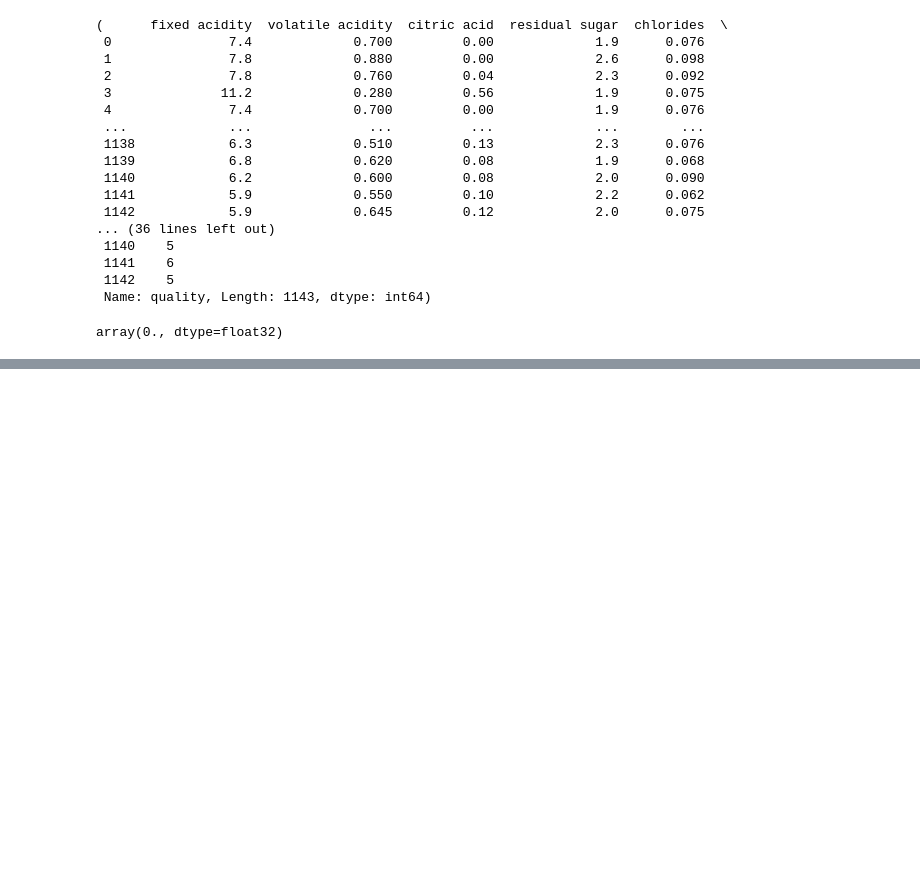
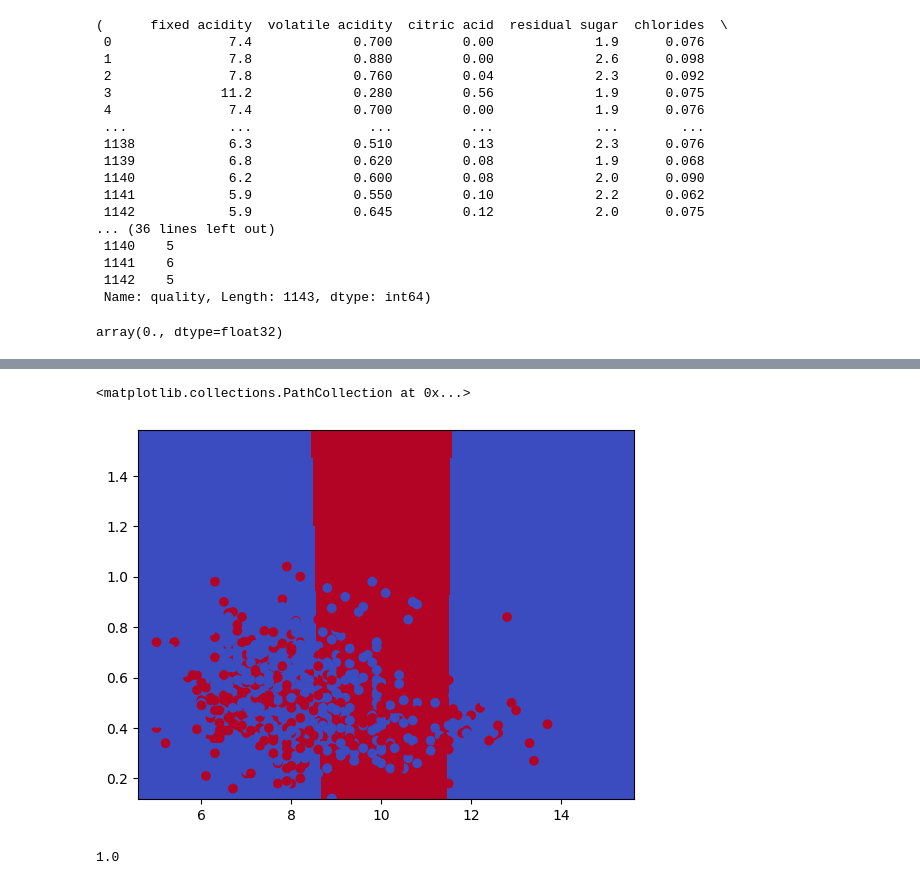
Before and after one commit to gitbhusalhubpramish/wine-quality-svm-kernel, a Jupyter notebook: notebookdbac78a3d6.ipynb, the cells around one changed output, grey strips where cells are left out. Saved outputs shown, nothing was run; the diff lists cells and outputs as text; code cells hidden in the pictures; blank space fills up the shorter version.

```diff
--- a/notebookdbac78a3d6.ipynb
+++ b/notebookdbac78a3d6.ipynb
@@ -118,6 +118,20 @@ def loss(x,y):
     Q=(Y[:,None]*Y[None,:])*K
     loss = 0.5*(A@Q@A) -cp.sum(A)
     return loss
+# %%
+def predictone(X,y):
+    global a
+    X = cp.asarray(X)
+    Y= cp.asarray(y)
+    train = cp.asarray(xtrain)
+    A = cp.asarray(a, dtype=cp.float32)
+
+    sqx = cp.sum(X**2, axis=1)
+    sqt = cp.sum(train**2, axis=1)
+    K = cp.exp(-gama*(sqx[:,None]+sqt[None,:]-2*X@train.T))
+
+    scores = K@(A*Y)
+    return np.where(scores>=0,1,-1)
 # %%
 loss(xtrain,ytrain)
 # %% [output]
@@ -160,3 +174,21 @@ plt.show()
+# %%
+y6 = pd.Series(np.where(ytrain==6,1,-1), index=ytrain.index)
+xx,yy = np.meshgrid(np.linspace(xtrain.iloc[:,0].min(), xtrain.iloc[:,0].max(), 300), np.linspace(xtrain.iloc[:,1].min(), xtrain.iloc[:,1].max(), 300))
+grid = np.zeros((xx.size, xtrain.shape[1]))
+grid[:,0] = xx.ravel()
+grid[:,1]=yy.ravel()
+grid[:,2:] = xtrain.iloc[:,2:].mean().values
+Z = predictone(grid,y6).reshape(xx.shape)
+plt.pcolormesh(xx,yy,Z.get(),cmap="coolwarm", shading="auto")
+plt.scatter(xtrain.iloc[:,0], xtrain.iloc[:,1], c=y6, cmap="coolwarm")
+# %% [output]
+<matplotlib.collections.PathCollection at 0x...>
+[figure, added]
+# %%
+accuracy_score(predictone(xtrain,y6).get(), y6)
+# predictone(xtrain,y6)
+# %% [output]
+1.0
 # %%
 a
 # %% [output]
```
Also changed, not shown: parts of 2 cells of this notebook.
